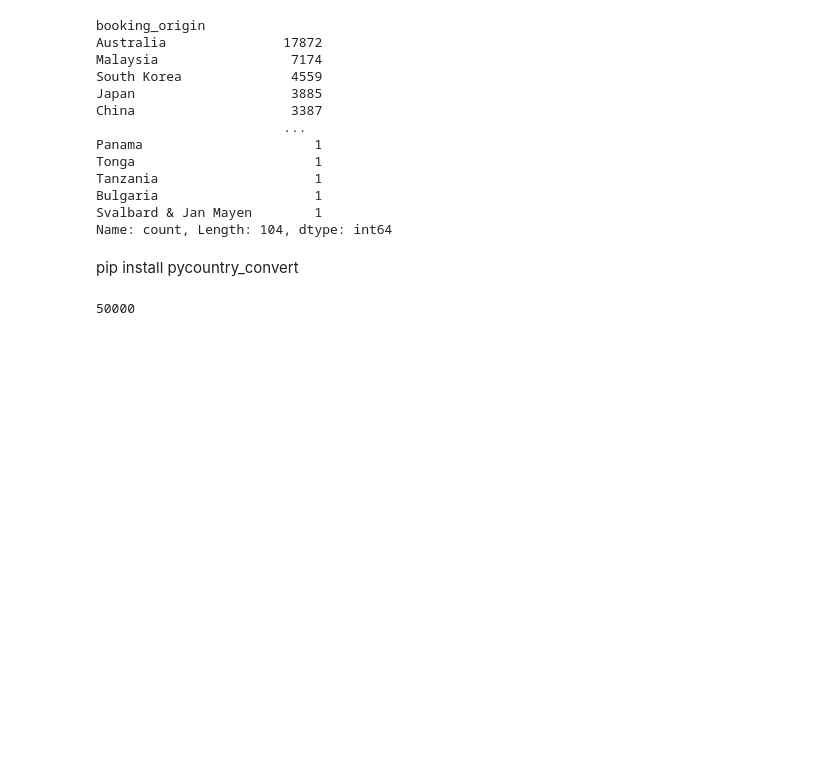
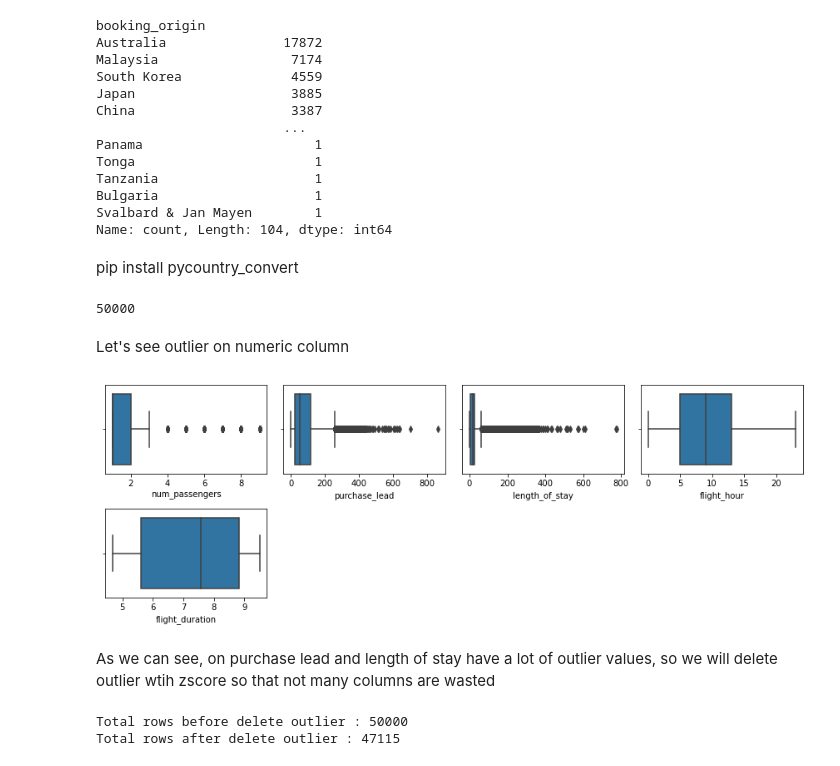
Before and after one commit to BhuvanJoshi007/British_airways_ML_classification, a Jupyter notebook: BA_Machine_learning.ipynb, the cells around one changed output. Cells and saved outputs as stored; diff of their text form; code cells hidden in the pictures; blank space fills up the shorter version.

```diff
--- a/BA_Machine_learning.ipynb
+++ b/BA_Machine_learning.ipynb
@@ -225,3 +225,36 @@ df['booking_continent'].value_counts().sum()
 # %%
 # Lets drop booking_origin as the same information is present on booking_continent
 df.drop(["booking_origin"], axis = 1, inplace=True)
+# %% [markdown]
+Let's see outlier on numeric column
+# %%
+num = ['num_passengers', 'purchase_lead', 'length_of_stay', 'flight_hour', 'flight_duration']
+plt.figure(figsize=(12,8))
+
+for i, column in enumerate (df[num].columns, 1):
+    plt.subplot(4,4,i)
+    sns.boxplot(data=df[num], x=df[column])
+    plt.tight_layout()
+# %% [output]
+[figure, added]
+# %% [markdown]
+As we can see, on purchase lead and length of stay have a lot of outlier values, so we will delete outlier wtih zscore so that not many columns are wasted
+# %%
+from scipy import stats
+
+import warnings
+warnings.filterwarnings("ignore")
+
+print(f'Total rows before delete outlier : {len(df)}')
+
+filtered_entries = np.array([True] * len(df))
+
+for col in num:
+    zscore = abs(stats.zscore(df[col]))
+    filtered_entries = (zscore < 3) & filtered_entries
+    df = df[filtered_entries]
+
+print(f'Total rows after delete outlier : {len(df)}')
+# %% [output]
+Total rows before delete outlier : 50000
+Total rows after delete outlier : 47115
```
Also changed, not shown: parts of 4 cells of this notebook.
